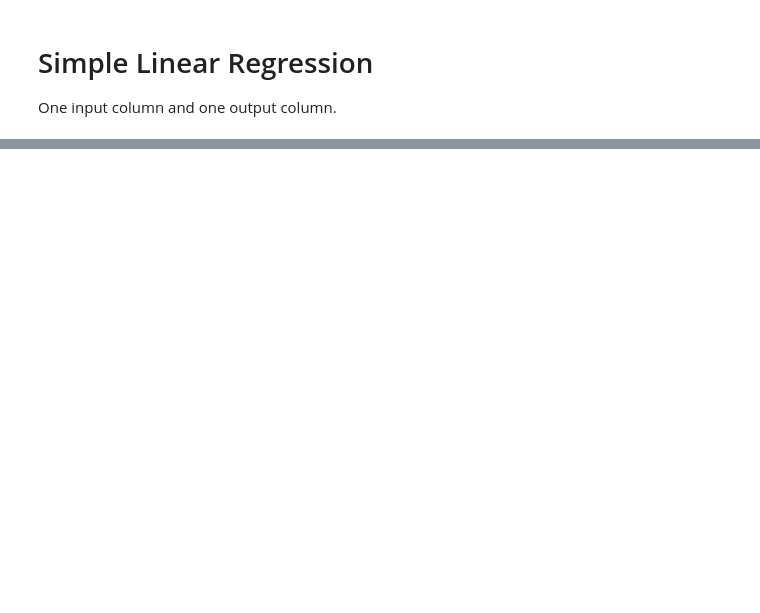
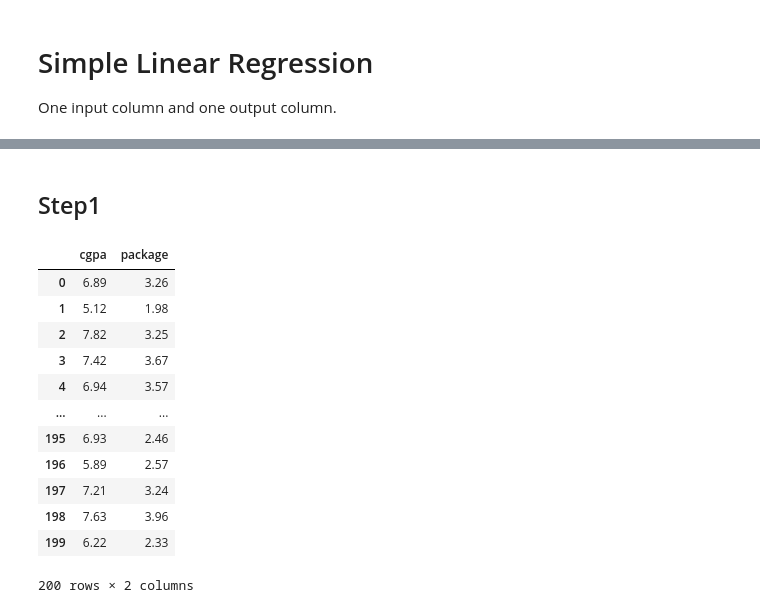
Before and after one commit to SagarChhabriya/K-Discovery-LR, a Jupyter notebook: SLR.ipynb, the cells around one changed output, grey strips where cells are left out. Drawn from its saved outputs; the diff is of its cells as text; code cells hidden in the pictures; blank space fills up the shorter version.

```diff
--- a/SLR.ipynb
+++ b/SLR.ipynb
@@ -23,0 +11,2 @@ dowjones
+# %% [markdown]
+## Step1
@@ -23,0 +18,17 @@ dowjones
+# %%
+data = pd.read_csv("SLR.csv")
+data
+# %% [output]
+|  | cgpa | package |
+| 0 | 6.89 | 3.26 |
+| 1 | 5.12 | 1.98 |
+| 2 | 7.82 | 3.25 |
+| 3 | 7.42 | 3.67 |
+| 4 | 6.94 | 3.57 |
+| ... | ... | ... |
+| 195 | 6.93 | 2.46 |
+| 196 | 5.89 | 2.57 |
+| 197 | 7.21 | 3.24 |
+| 198 | 7.63 | 3.96 |
+| 199 | 6.22 | 2.33 |
+200 rows × 2 columns
```
Also changed, not shown: parts of 23 cells of this notebook.
